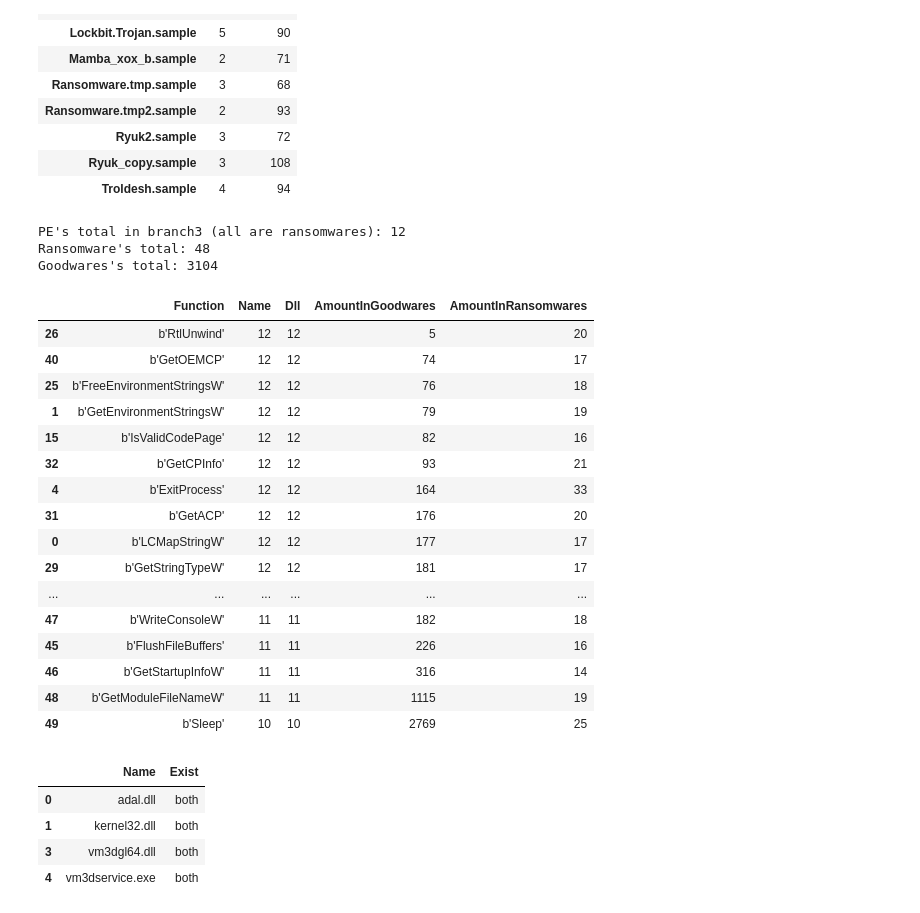
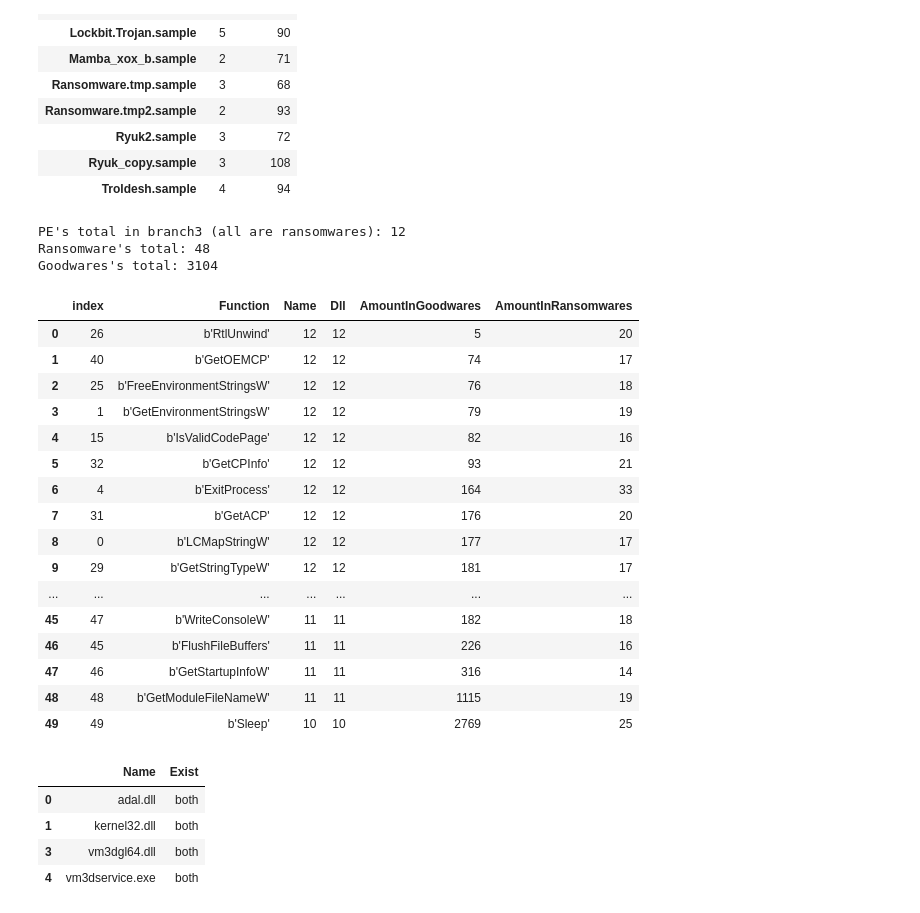
Before and after one commit to c2dc/nastyware, a Jupyter notebook: notebooks/static-attributes.ipynb, the cells around one changed output. Cells and saved outputs as stored; diff of their text form; code cells hidden in the pictures.

```diff
--- a/notebooks/static-attributes.ipynb
+++ b/notebooks/static-attributes.ipynb
@@ -572,32 +572,32 @@ PEsBranch3
 # %%
 print("PE's total in branch3 (all are ransomwares):", len(PEsBranch3))
 print("Ransomware's total:", totalRans)
 print("Goodwares's total:", totalGoods)
 funcsBranch3 = branch3.groupby('Function').count().sort_values(['Name'], ascending=False).reset_index().head(50)
 AmountInGoodwares(funcsBranch3)
 AmountInRansomwares(funcsBranch3)
-funcsBranch3.sort_values(['Name', 'AmountInGoodwares'], ascending=[False, True])
+funcsBranch3.sort_values(['Name', 'AmountInGoodwares'], ascending=[False, True]).reset_index()
 # %% [output]
 PE's total in branch3 (all are ransomwares): 12
 Ransomware's total: 48
 Goodwares's total: 3104
-|  | Function | Name | Dll | AmountInGoodwares | AmountInRansomwares |
-| 26 | b'RtlUnwind' | 12 | 12 | 5 | 20 |
-| 40 | b'GetOEMCP' | 12 | 12 | 74 | 17 |
-| 25 | b'FreeEnvironmentStringsW' | 12 | 12 | 76 | 18 |
-| 1 | b'GetEnvironmentStringsW' | 12 | 12 | 79 | 19 |
-| 15 | b'IsValidCodePage' | 12 | 12 | 82 | 16 |
-| 32 | b'GetCPInfo' | 12 | 12 | 93 | 21 |
-| 4 | b'ExitProcess' | 12 | 12 | 164 | 33 |
-| 31 | b'GetACP' | 12 | 12 | 176 | 20 |
-| 0 | b'LCMapStringW' | 12 | 12 | 177 | 17 |
-| 29 | b'GetStringTypeW' | 12 | 12 | 181 | 17 |
-| ... | ... | ... | ... | ... | ... |
-| 47 | b'WriteConsoleW' | 11 | 11 | 182 | 18 |
-| 45 | b'FlushFileBuffers' | 11 | 11 | 226 | 16 |
-| 46 | b'GetStartupInfoW' | 11 | 11 | 316 | 14 |
-| 48 | b'GetModuleFileNameW' | 11 | 11 | 1115 | 19 |
-| 49 | b'Sleep' | 10 | 10 | 2769 | 25 |
+|  | index | Function | Name | Dll | AmountInGoodwares | AmountInRansomwares |
+| 0 | 26 | b'RtlUnwind' | 12 | 12 | 5 | 20 |
+| 1 | 40 | b'GetOEMCP' | 12 | 12 | 74 | 17 |
+| 2 | 25 | b'FreeEnvironmentStringsW' | 12 | 12 | 76 | 18 |
+| 3 | 1 | b'GetEnvironmentStringsW' | 12 | 12 | 79 | 19 |
+| 4 | 15 | b'IsValidCodePage' | 12 | 12 | 82 | 16 |
+| 5 | 32 | b'GetCPInfo' | 12 | 12 | 93 | 21 |
+| 6 | 4 | b'ExitProcess' | 12 | 12 | 164 | 33 |
+| 7 | 31 | b'GetACP' | 12 | 12 | 176 | 20 |
+| 8 | 0 | b'LCMapStringW' | 12 | 12 | 177 | 17 |
+| 9 | 29 | b'GetStringTypeW' | 12 | 12 | 181 | 17 |
+| ... | ... | ... | ... | ... | ... | ... |
+| 45 | 47 | b'WriteConsoleW' | 11 | 11 | 182 | 18 |
+| 46 | 45 | b'FlushFileBuffers' | 11 | 11 | 226 | 16 |
+| 47 | 46 | b'GetStartupInfoW' | 11 | 11 | 316 | 14 |
+| 48 | 48 | b'GetModuleFileNameW' | 11 | 11 | 1115 | 19 |
+| 49 | 49 | b'Sleep' | 10 | 10 | 2769 | 25 |
 # %%
 goods_RtlUnwind = system32_functions[system32_functions['Function'].str.contains("RtlUnwind'", case=False)]
 goods_RtlUnwind = pd.DataFrame(goods_RtlUnwind['Name'])
```
Also changed, not shown: parts of 2 cells of this notebook.
